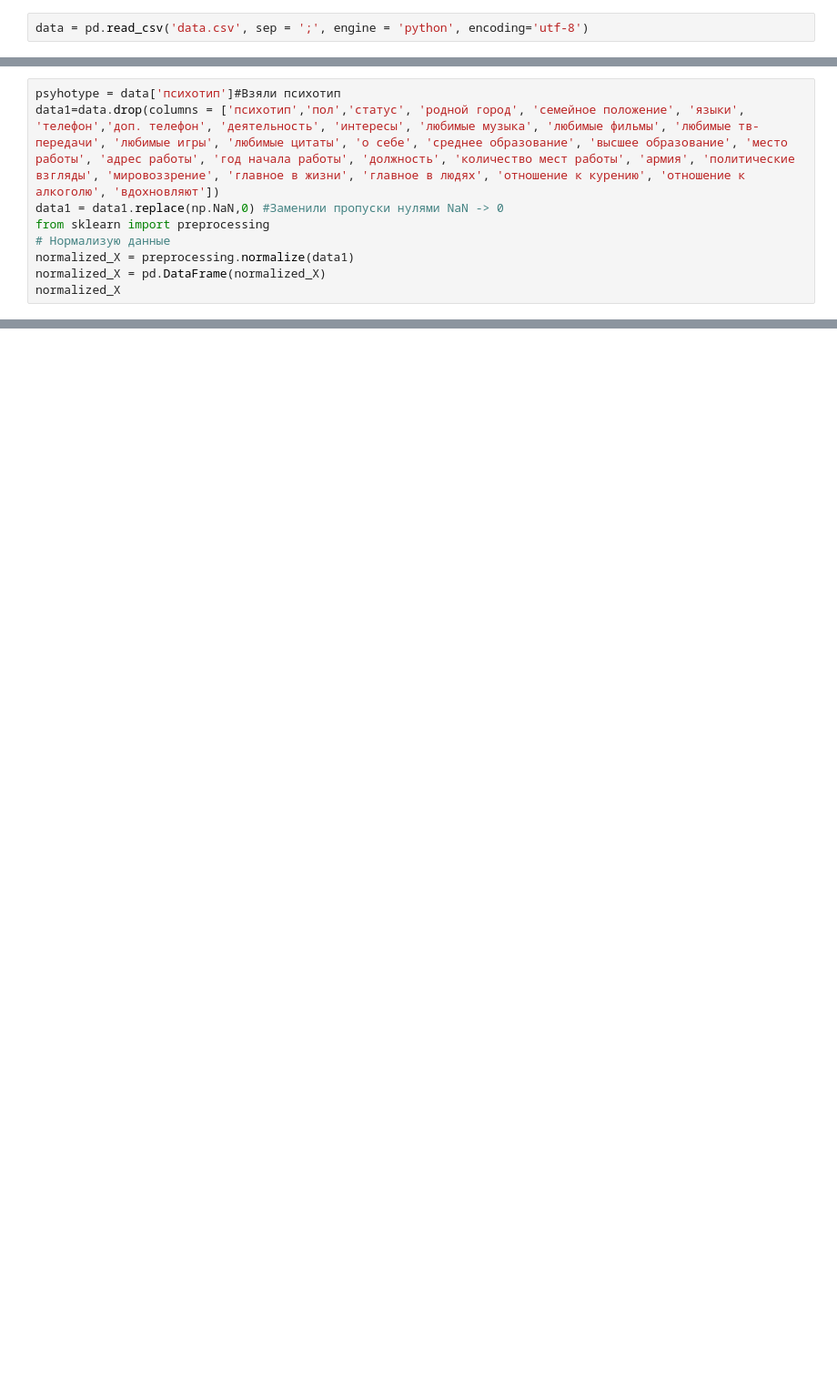
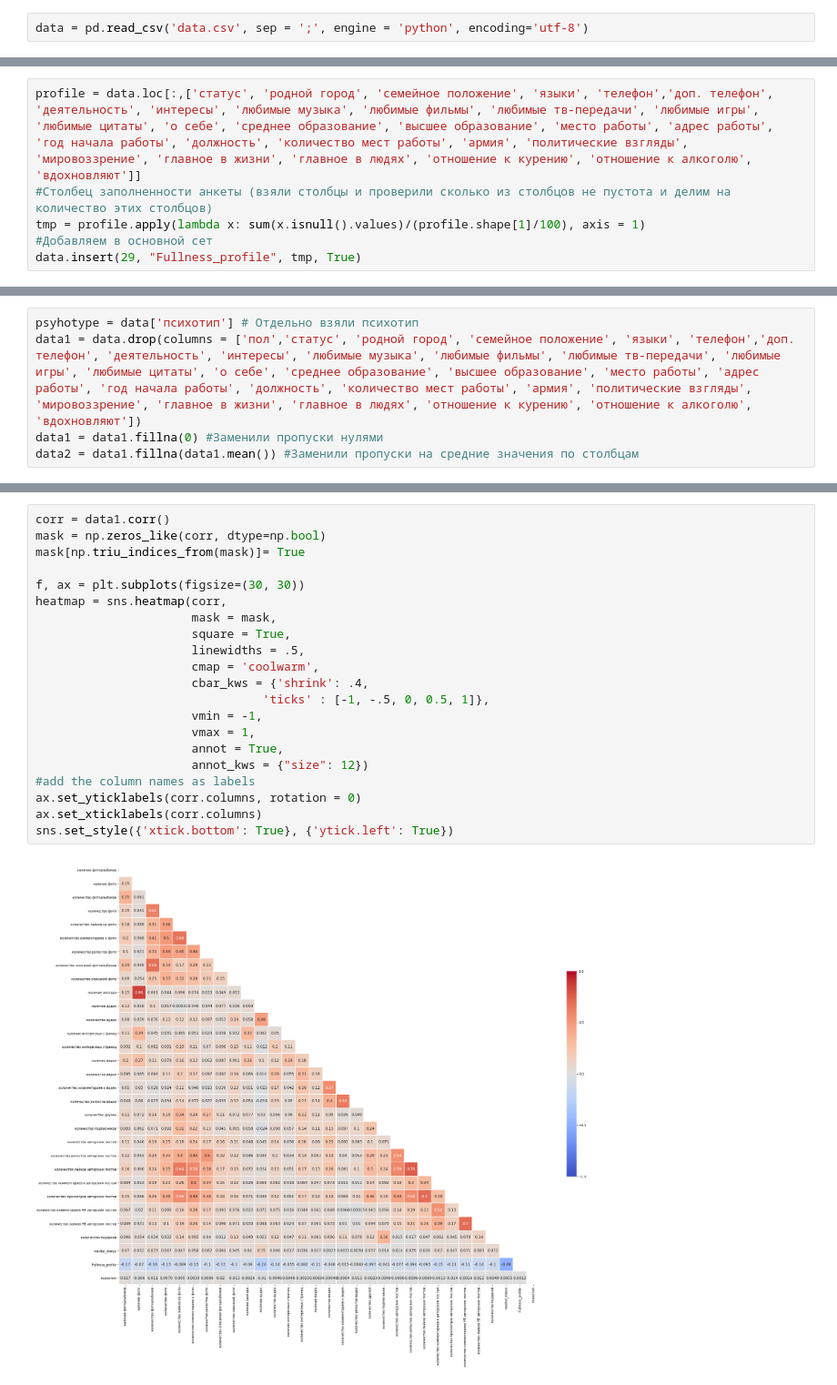
Before and after one commit to Zharikov/RAI_TEST, a Jupyter notebook: main.ipynb, the cells around one changed output, grey strips where cells are left out. Shown at 91% size. Drawn from its saved outputs; the diff is of its cells as text; blank space fills up the shorter version.

```diff
--- a/main.ipynb
+++ b/main.ipynb
@@ -203,9 +27,0 @@ data.insert(29, "Fullness_profile", tmp, True)
-# %%
-psyhotype = data['психотип']#Взяли психотип
-data1=data.drop(columns = ['психотип','пол','статус', 'родной город', 'семейное положение', 'языки', 'телефон','доп. телефон', 'деятельность', 'интересы', 'любимые музыка', 'любимые фильмы', 'любимые тв-передачи', 'любимые игры', 'любимые цитаты', 'о себе', 'среднее образование', 'высшее образование', 'место работы', 'адрес работы', 'год начала работы', 'должность', 'количество мест работы', 'армия', 'политические взгляды', 'мировоззрение', 'главное в жизни', 'главное в людях', 'отношение к курению', 'отношение к алкоголю', 'вдохновляют'])
-data1 = data1.replace(np.NaN,0) #Заменили пропуски нулями NaN -> 0
-from sklearn import preprocessing
-# Нормализую данные
-normalized_X = preprocessing.normalize(data1)
-normalized_X = pd.DataFrame(normalized_X)
-normalized_X
@@ -334,0 +122,6 @@ print("Вариант2: ",err_train, err_test)
+# %%
+profile = data.loc[:,['статус', 'родной город', 'семейное положение', 'языки', 'телефон','доп. телефон', 'деятельность', 'интересы', 'любимые музыка', 'любимые фильмы', 'любимые тв-передачи', 'любимые игры', 'любимые цитаты', 'о себе', 'среднее образование', 'высшее образование', 'место работы', 'адрес работы', 'год начала работы', 'должность', 'количество мест работы', 'армия', 'политические взгляды', 'мировоззрение', 'главное в жизни', 'главное в людях', 'отношение к курению', 'отношение к алкоголю', 'вдохновляют']]
+#Столбец заполненности анкеты (взяли столбцы и проверили сколько из столбцов не пустота и делим на количество этих столбцов)
+tmp = profile.apply(lambda x: sum(x.isnull().values)/(profile.shape[1]/100), axis = 1)
+#Добавляем в основной сет
+data.insert(29, "Fullness_profile", tmp, True)
@@ -334,0 +211,5 @@ print("Вариант2: ",err_train, err_test)
+# %%
+psyhotype = data['психотип'] # Отдельно взяли психотип
+data1 = data.drop(columns = ['пол','статус', 'родной город', 'семейное положение', 'языки', 'телефон','доп. телефон', 'деятельность', 'интересы', 'любимые музыка', 'любимые фильмы', 'любимые тв-передачи', 'любимые игры', 'любимые цитаты', 'о себе', 'среднее образование', 'высшее образование', 'место работы', 'адрес работы', 'год начала работы', 'должность', 'количество мест работы', 'армия', 'политические взгляды', 'мировоззрение', 'главное в жизни', 'главное в людях', 'отношение к курению', 'отношение к алкоголю', 'вдохновляют'])
+data1 = data1.fillna(0) #Заменили пропуски нулями
+data2 = data1.fillna(data1.mean()) #Заменили пропуски на средние значения по столбцам
@@ -334,0 +218,23 @@ print("Вариант2: ",err_train, err_test)
+# %%
+corr = data1.corr()
+mask = np.zeros_like(corr, dtype=np.bool)
+mask[np.triu_indices_from(mask)]= True
+
+f, ax = plt.subplots(figsize=(30, 30))
+heatmap = sns.heatmap(corr,
+                      mask = mask,
+                      square = True,
+                      linewidths = .5,
+                      cmap = 'coolwarm',
+                      cbar_kws = {'shrink': .4,
+                                'ticks' : [-1, -.5, 0, 0.5, 1]},
+                      vmin = -1,
+                      vmax = 1,
+                      annot = True,
+                      annot_kws = {"size": 12})
+#add the column names as labels
+ax.set_yticklabels(corr.columns, rotation = 0)
+ax.set_xticklabels(corr.columns)
+sns.set_style({'xtick.bottom': True}, {'ytick.left': True})
+# %% [output]
+[figure, added]
```
Also changed, not shown: parts of 73 cells of this notebook.
